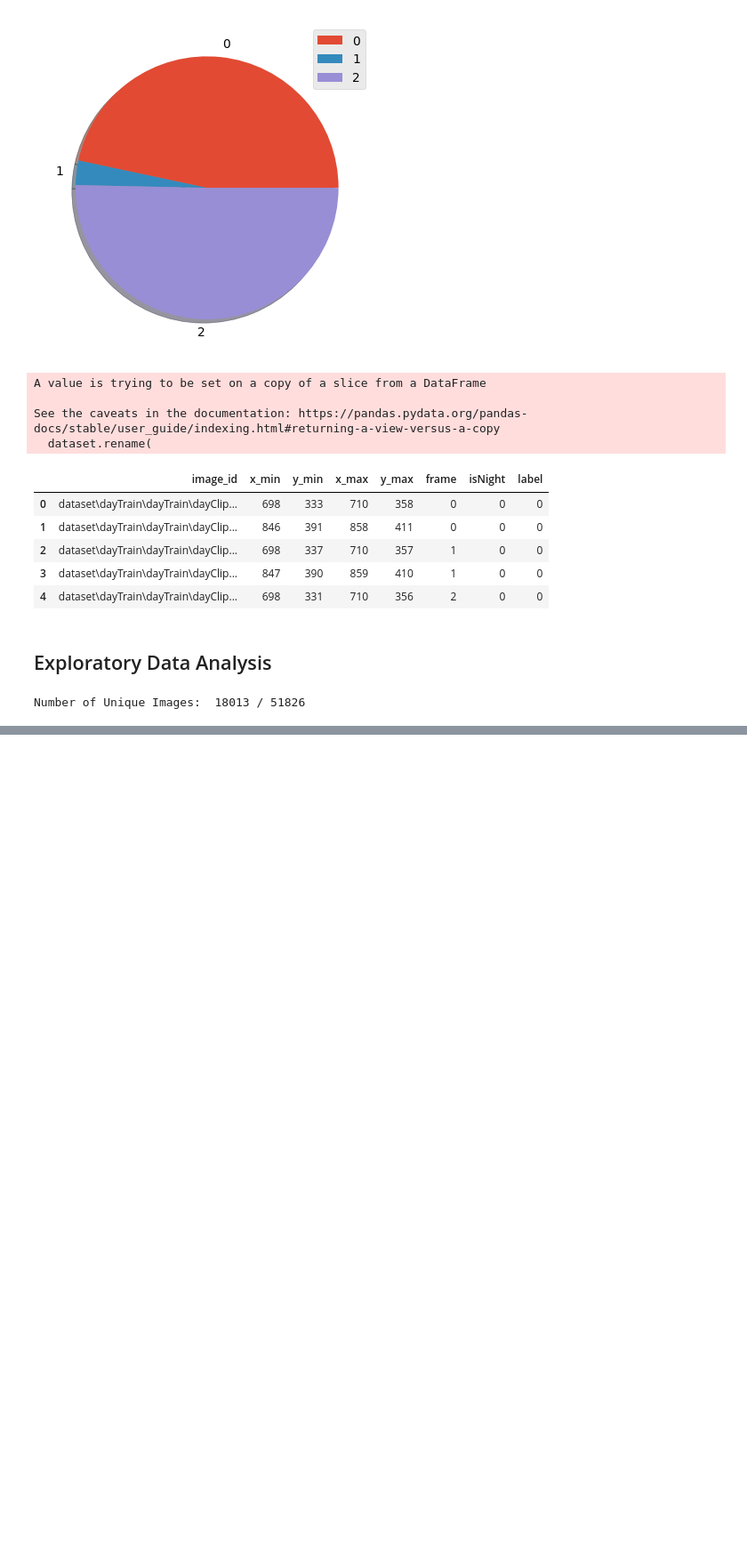
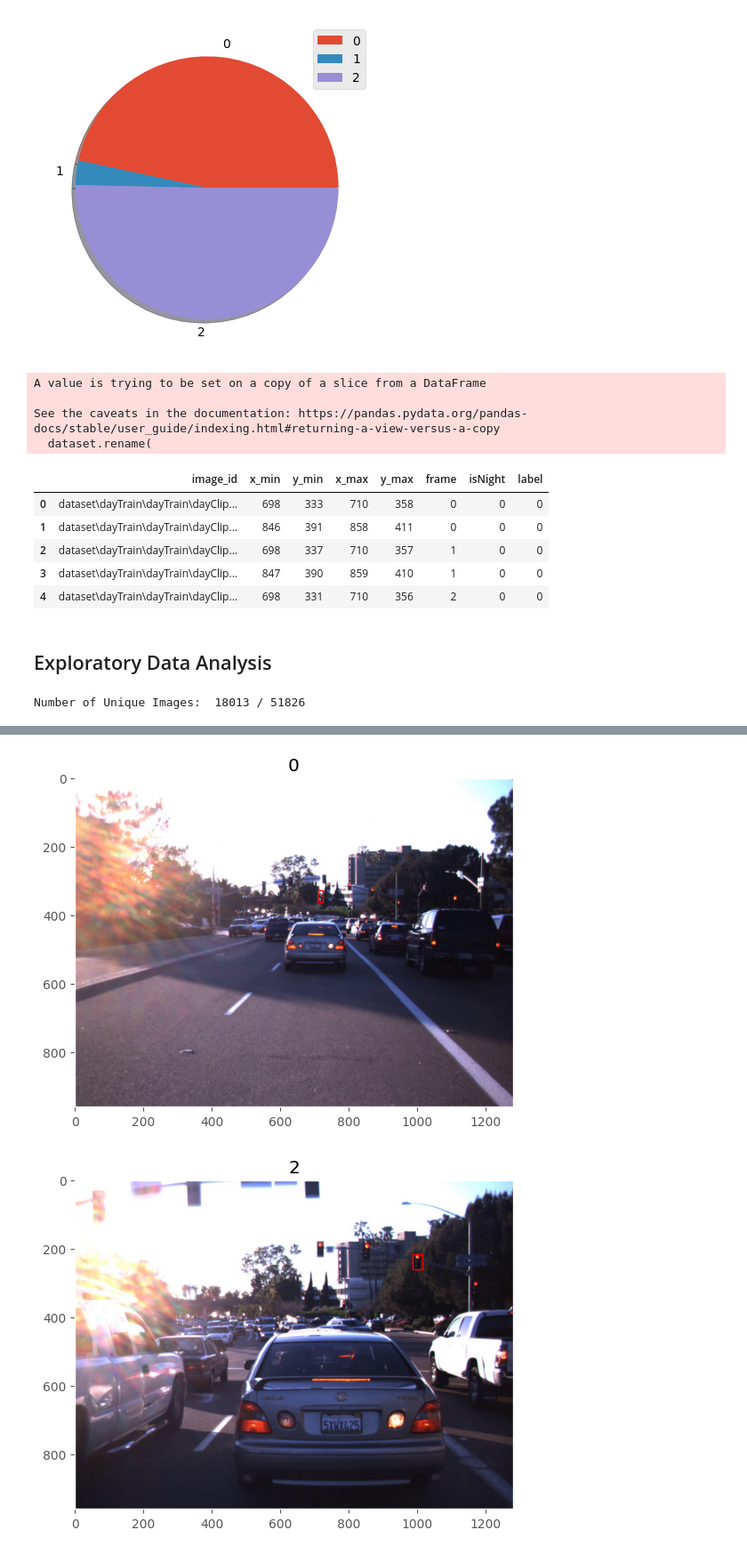
Before and after one commit to NoelTW/object_detection, a Jupyter notebook: object_detection/yolo.ipynb, the cells around one changed output, grey strips where cells are left out. Shown: that part at 89% size. Drawn from its saved outputs; the diff is of its cells as text; code cells hidden in the pictures; blank space fills up the shorter version.

Commit message:
OOP, create utils for own data type
OOP, create utils for own data type

```diff
--- a/object_detection/yolo.ipynb
+++ b/object_detection/yolo.ipynb
@@ -18,15 +21,3 @@ import re
  - It has more than 44 minutes of annotated traffic light data.
 # %% [markdown]
 ## 1. Load Data
-# %%
-@dataclass
-class AllPath:
-    """Class for keeping track of an item in inventory."""
-    _DATA_BASE_DIR:pathlib.Path = pathlib.Path('dataset')
-    _DATA_ANOTATIONs:pathlib.Path  = _DATA_BASE_DIR / 'Annotations' / 'Annotations'
-    DATA_ANOTATIONs_DAY_TRAIN:pathlib.Path = _DATA_ANOTATIONs / 'dayTrain'
-    DATA_ANOTATIONs_NIGHT_TRAIN:pathlib.Path = _DATA_ANOTATIONs / 'nightTrain'
-    DATA_FILE_LOCATION_DAY_TRAIN:pathlib.Path = _DATA_BASE_DIR / 'dayTrain' / 'dayTrain'
-    DATA_FILE_LOCATION_NIGHT_TRAIN:pathlib.Path = _DATA_BASE_DIR / 'nightTrain' / 'nightTrain'
-all_paths = AllPath()
-all_paths
@@ -356,0 +293,7 @@ MyDataset(dataset).plotDetection(45555)
+# %%
+MyDataFrame(dataset).plotDetection(334)
+MyDataFrame(dataset).plotDetection(3333)
+MyDataFrame(dataset).plotDetection(45555)
+# %% [output]
+[figure, added]
+[figure, added]
```
Also changed, not shown: parts of 6 cells of this notebook, 3 other files.
